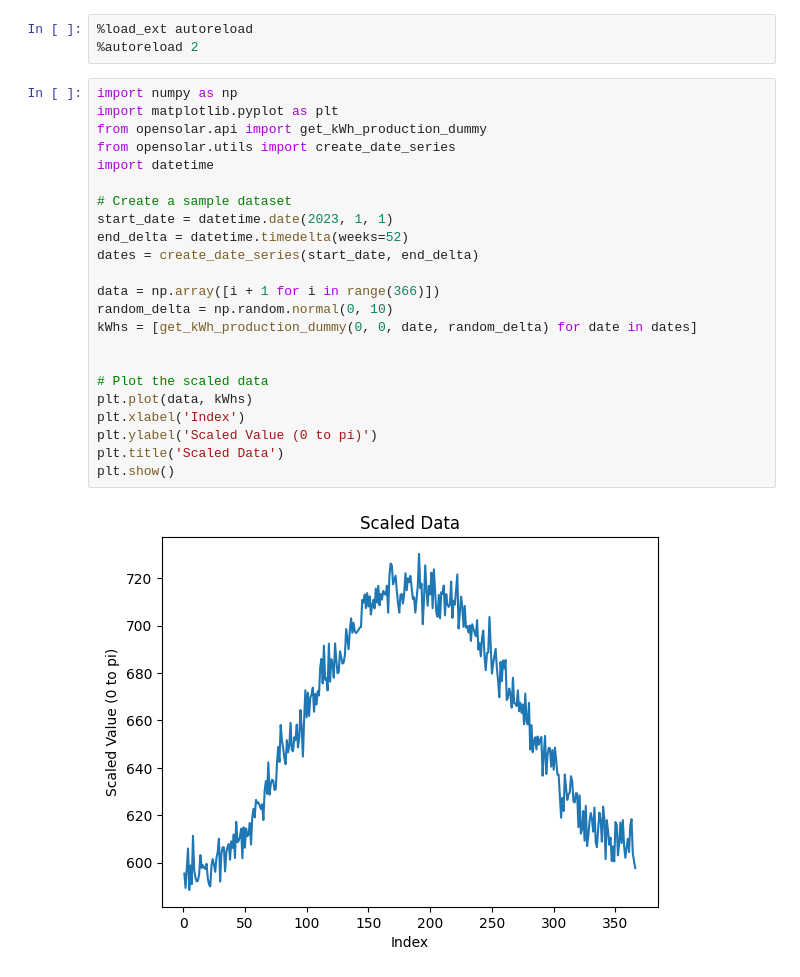
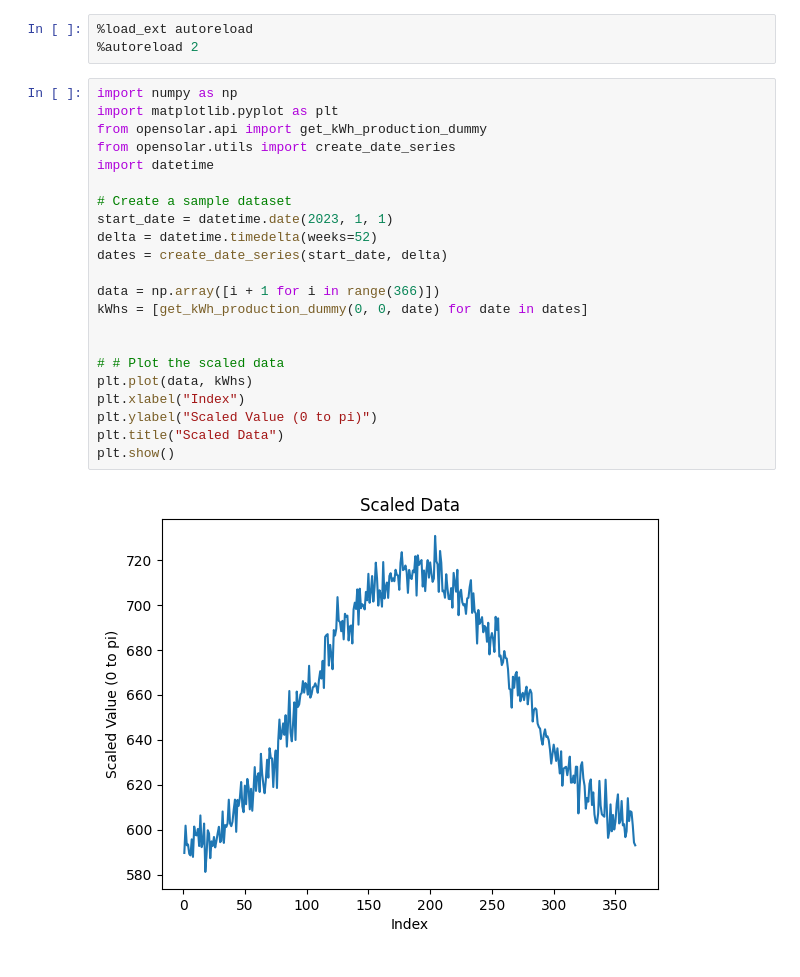
Before and after one commit to robinborth/OpenSolar, a Jupyter notebook: notebooks/kWh_production.ipynb, the cells around one changed output. Drawn from its saved outputs; the diff is of its cells as text.

```diff
--- a/notebooks/kWh_production.ipynb
+++ b/notebooks/kWh_production.ipynb
@@ -4,25 +4,24 @@
 # %%
 import numpy as np
 import matplotlib.pyplot as plt
 from opensolar.api import get_kWh_production_dummy
 from opensolar.utils import create_date_series
 import datetime
 
 # Create a sample dataset
 start_date = datetime.date(2023, 1, 1)
-end_delta = datetime.timedelta(weeks=52)
-dates = create_date_series(start_date, end_delta)
+delta = datetime.timedelta(weeks=52)
+dates = create_date_series(start_date, delta)
 
 data = np.array([i + 1 for i in range(366)])
-random_delta = np.random.normal(0, 10)
-kWhs = [get_kWh_production_dummy(0, 0, date, random_delta) for date in dates]
+kWhs = [get_kWh_production_dummy(0, 0, date) for date in dates]
 
 
-# Plot the scaled data
+# # Plot the scaled data
 plt.plot(data, kWhs)
-plt.xlabel('Index')
-plt.ylabel('Scaled Value (0 to pi)')
-plt.title('Scaled Data')
+plt.xlabel("Index")
+plt.ylabel("Scaled Value (0 to pi)")
+plt.title("Scaled Data")
 plt.show()
 # %% [output]
-[figure, old version]
+[figure, new version]
```
Also changed, not shown: parts of 1 cell of this notebook, 8 other files.
